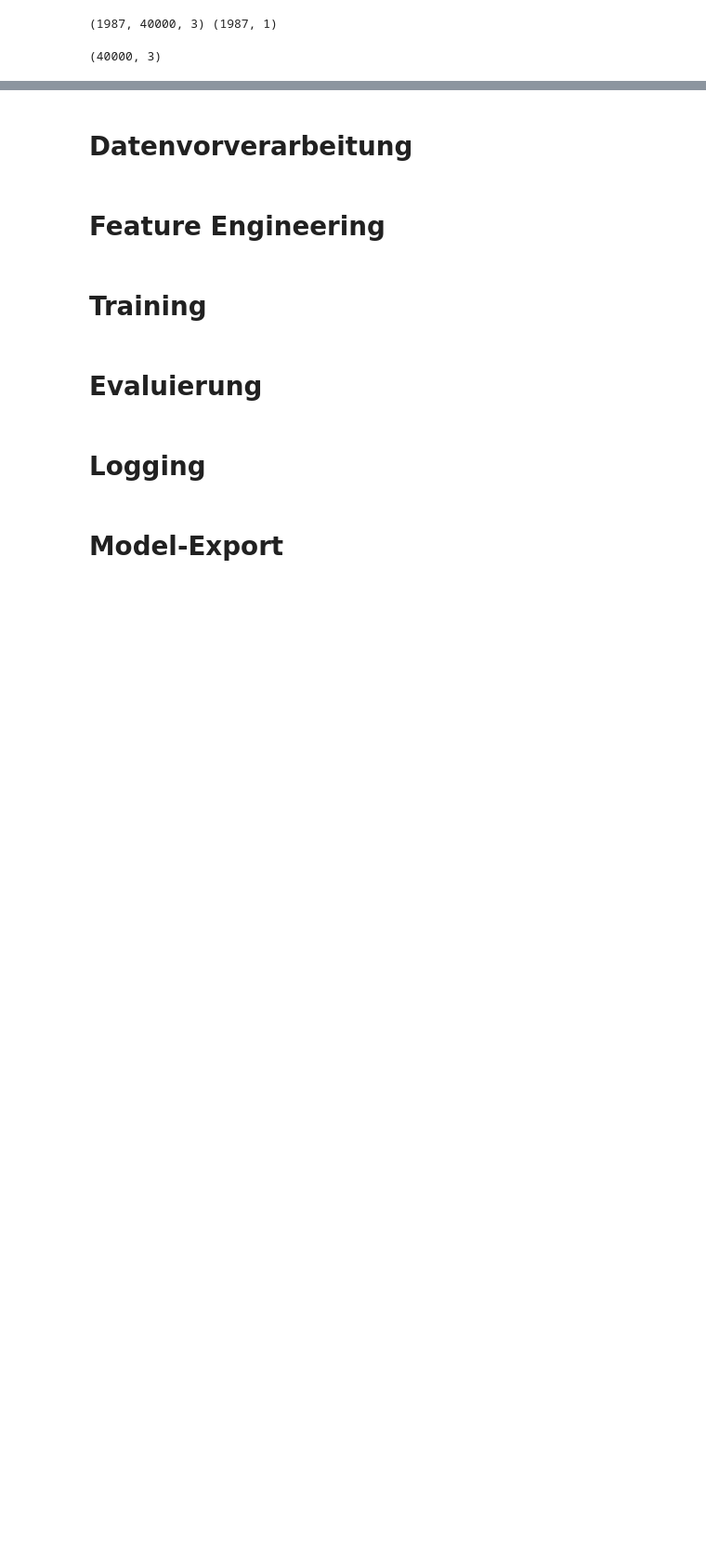
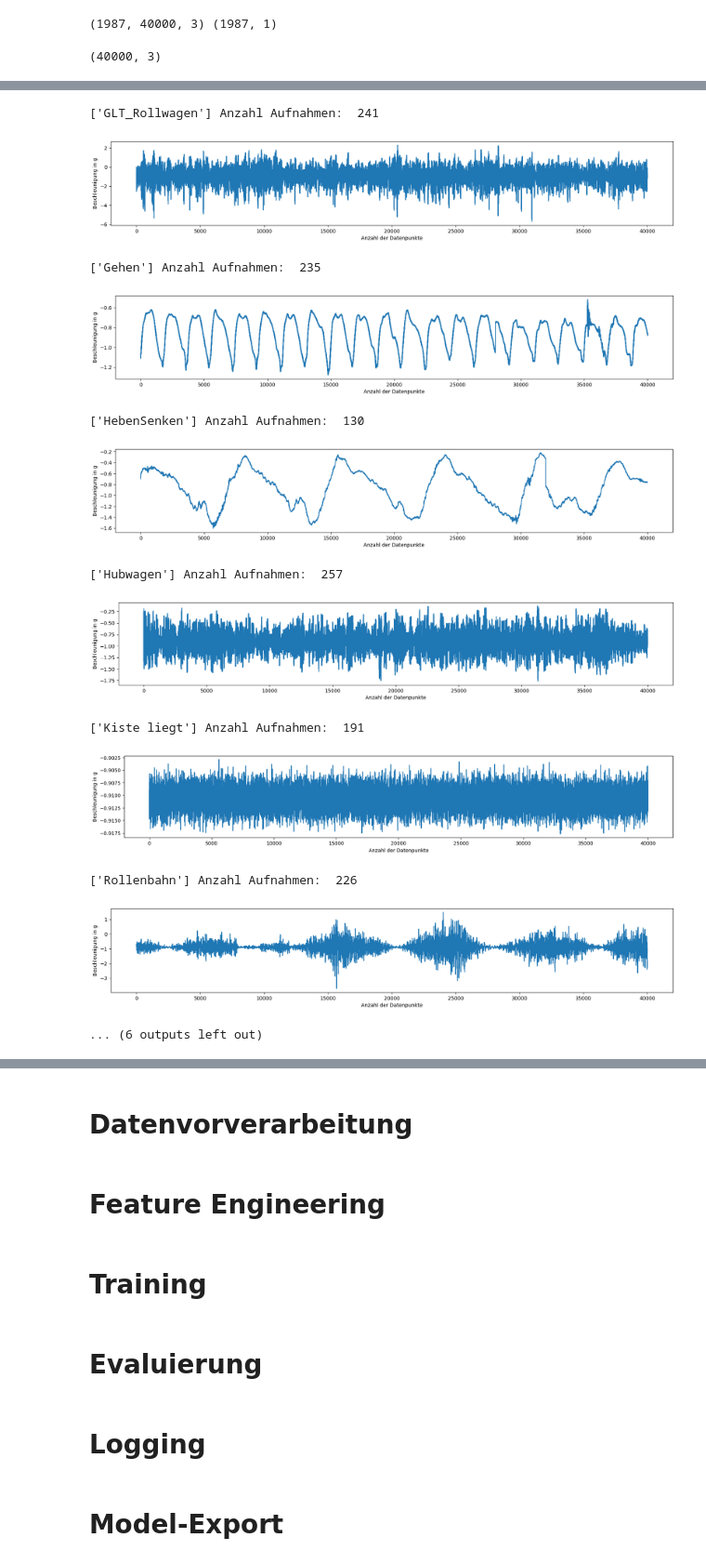
Before and after one commit to WittmannJ/aiot4logistics, a Jupyter notebook: notebooks/first.ipynb, the cells around one changed output, grey strips where cells are left out. Shown at 93% size. Cells and saved outputs as stored; diff of their text form; code cells hidden in the pictures; blank space fills up the shorter version.

```diff
--- a/notebooks/first.ipynb
+++ b/notebooks/first.ipynb
@@ -30,8 +33,16 @@ def parseJsonFile(filename: str) -> dict:
 def parseJsonFiles(filenames: Iterable[str], processes = None, chunksize=None) -> dict:
     start_t = time.perf_counter()
     parsedJsonFiles: dict = dict()
-    with Pool() as pool:
-        results = pool.map(parseJsonFile, filenames)
+
+    results = []
+
+    # with Pool() as pool:
+    #     results = pool.map(parseJsonFile, filenames)
+
+    for filename in filenames:
+        temp = parseJsonFile(filename)
+
+        results.append(temp)
 
         # for filename, content, duration in results:
         #     print(f"{filename} completed in {duration:.2f}s")
@@ -124,0 +151,5 @@ plt.show()
+# %%
+def plotRandomDatapointsOfEachLabel(X, y, type="line", axis=["z"]):
+    labels = np.unique(y)
+    for label in labels:
+        plotRandomDatapointsOfLabel(label, X, y, type)
@@ -124,0 +161,16 @@ plt.show()
+# %%
+plotRandomDatapointsOfEachLabel(X, y,type="line")
+# %% [output]
+['GLT_Rollwagen'] Anzahl Aufnahmen:  241
+[figure, added]
+['Gehen'] Anzahl Aufnahmen:  235
+[figure, added]
+['HebenSenken'] Anzahl Aufnahmen:  130
+[figure, added]
+['Hubwagen'] Anzahl Aufnahmen:  257
+[figure, added]
+['Kiste liegt'] Anzahl Aufnahmen:  191
+[figure, added]
+['Rollenbahn'] Anzahl Aufnahmen:  226
+[figure, added]
+... (6 outputs left out)
```
Also changed, not shown: parts of 34 cells of this notebook, 1 other file.
